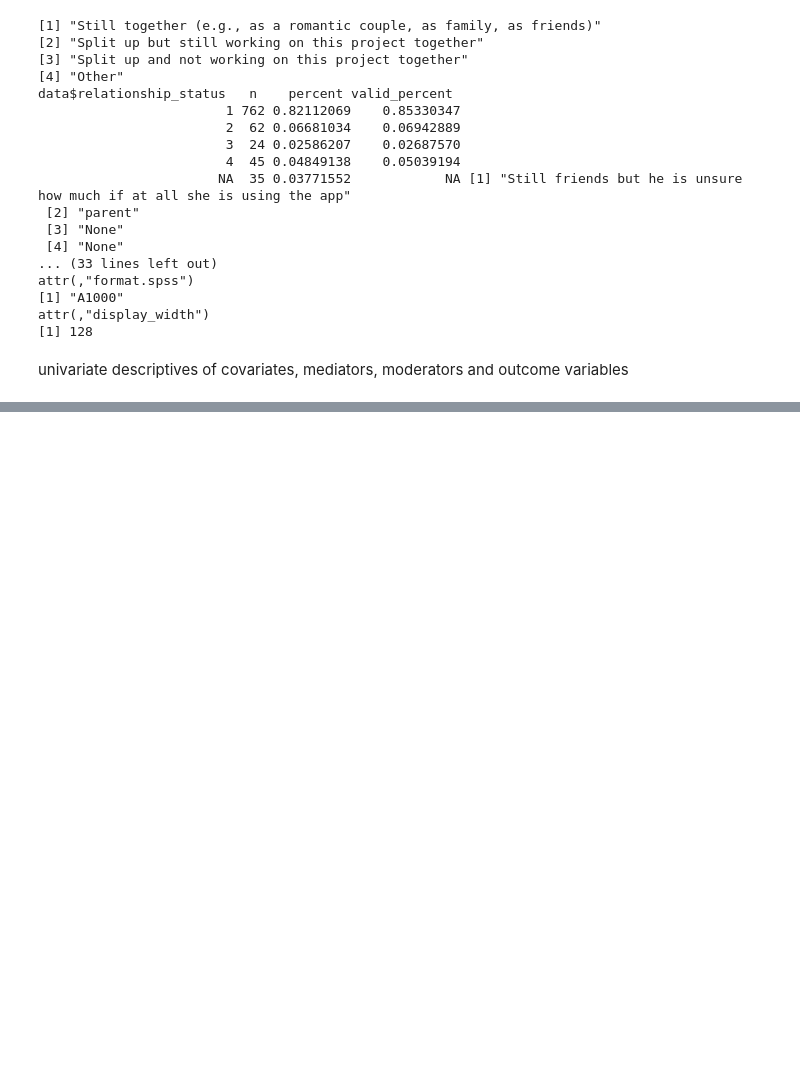
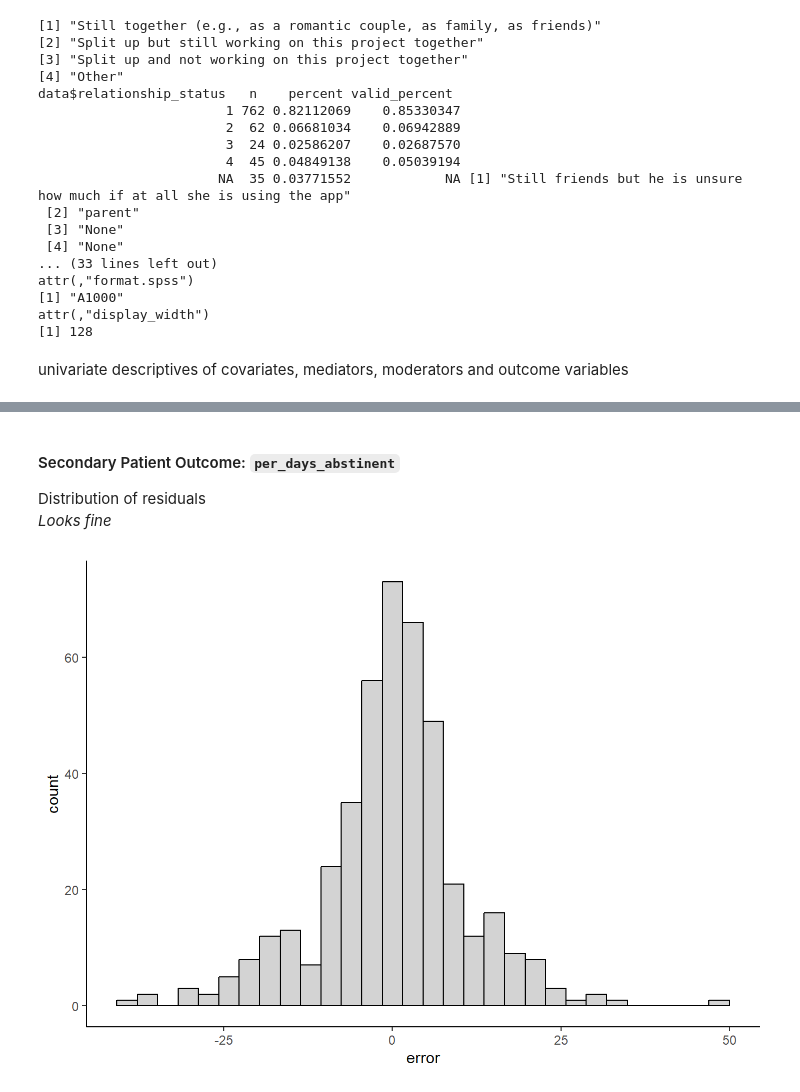
Before and after one commit to KendraPaquette/study_famchess, a Jupyter notebook: notebooks/eda.embed.ipynb, the cells around one changed output, grey strips where cells are left out. Cells and saved outputs as stored; diff of their text form; code cells hidden in the pictures; blank space fills up the shorter version.

```diff
--- a/notebooks/eda.embed.ipynb
+++ b/notebooks/eda.embed.ipynb
@@ -602,0 +998,14 @@ Check distribution of residuals
+# %% [markdown]
+#### Secondary Patient Outcome: `per_days_abstinent`
+
+Distribution of residuals
+*Looks fine*
+# %%
+model_patient_sec <- lmer(per_days_abstinent ~ time_c*arm_c + pda_0 +
+                             (1 + time_c | study_id), data = subset(data, dyad == 2))
+
+tibble(error = residuals(model_patient_sec)) |>
+  ggplot(aes(x = error)) +
+  geom_histogram(color = "black", fill = "light grey", bins = 30)
+# %% [output]
+[figure, added]
```
Also changed, not shown: parts of 69 cells of this notebook, 21 other files.
